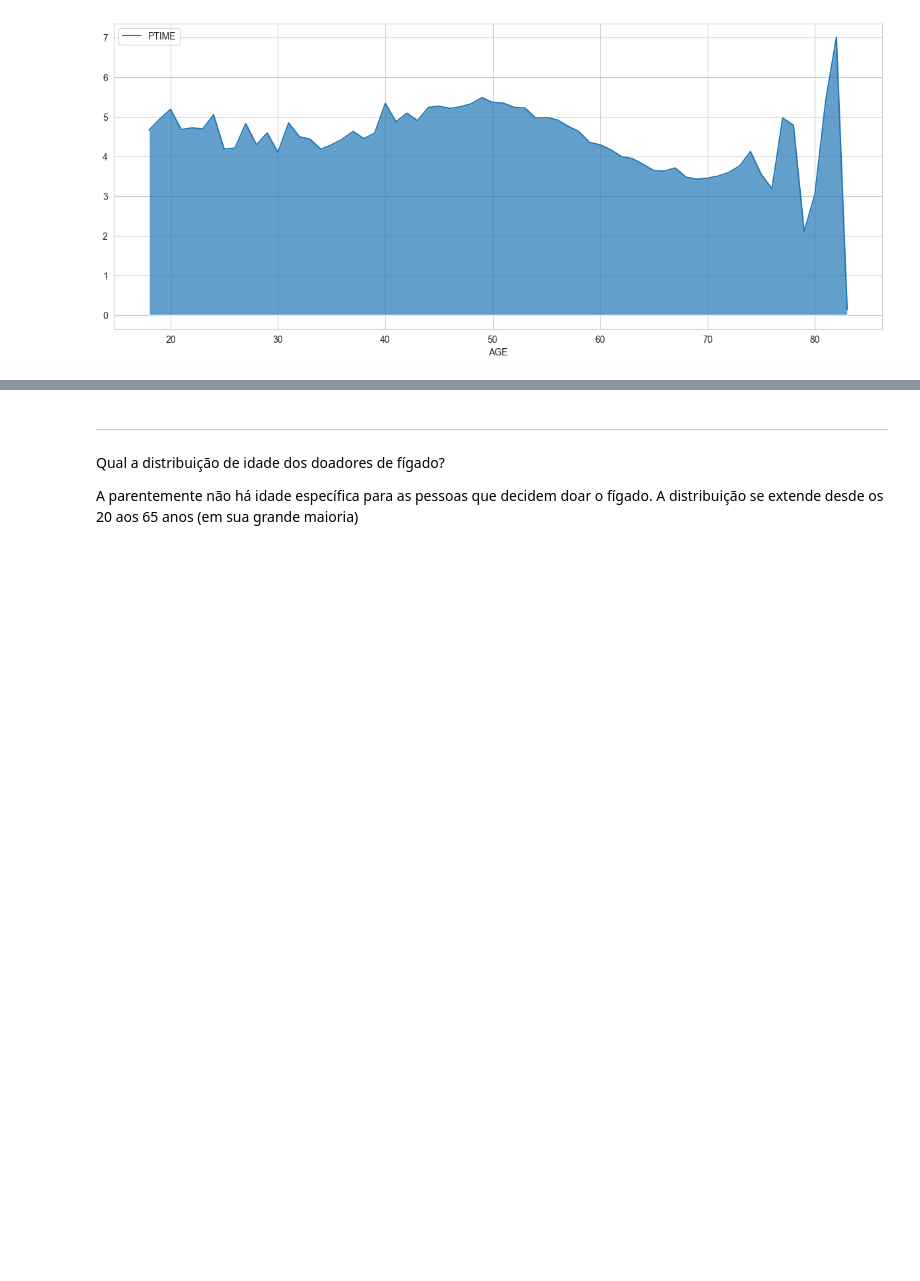
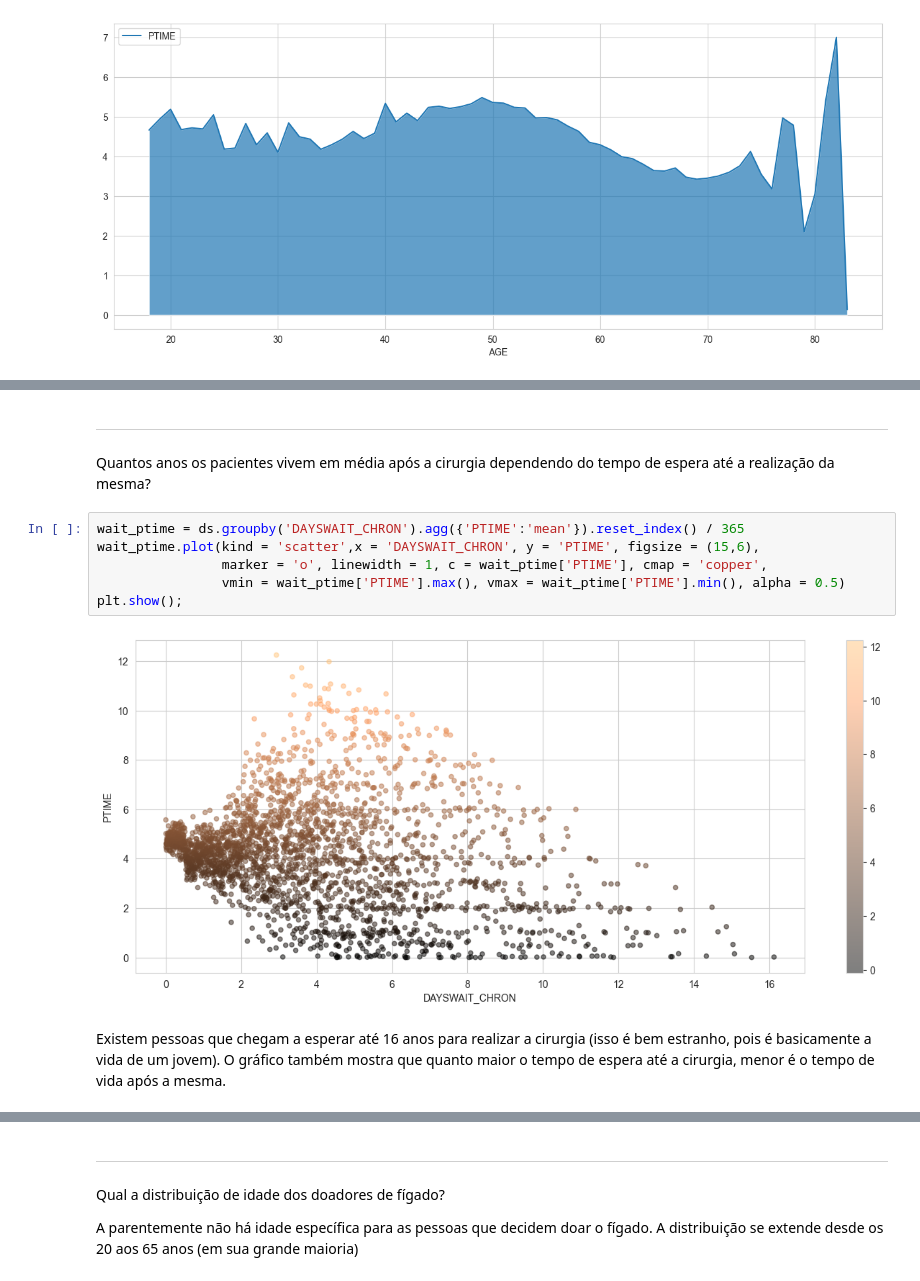
Before and after one commit to bruno-valero/Health_Analytics, a Jupyter notebook: Health_Analytics.ipynb, the cells around one changed output, grey strips where cells are left out. Saved outputs shown, nothing was run; the diff lists cells and outputs as text; blank space fills up the shorter version.

```diff
--- a/Health_Analytics.ipynb
+++ b/Health_Analytics.ipynb
@@ -206,0 +221,13 @@ O gráfico mostra que as pessoas vivem em média 5 anos após o transplante de f
+# %% [markdown]
+---
+Quantos anos os pacientes vivem em média após a cirurgia dependendo do tempo de espera até a realização da mesma?
+# %%
+wait_ptime = ds.groupby('DAYSWAIT_CHRON').agg({'PTIME':'mean'}).reset_index() / 365
+wait_ptime.plot(kind = 'scatter',x = 'DAYSWAIT_CHRON', y = 'PTIME', figsize = (15,6),
+                marker = 'o', linewidth = 1, c = wait_ptime['PTIME'], cmap = 'copper',
+                vmin = wait_ptime['PTIME'].max(), vmax = wait_ptime['PTIME'].min(), alpha = 0.5)
+plt.show();
+# %% [output]
+[figure, added]
+# %% [markdown]
+Existem pessoas que chegam a esperar até 16 anos para realizar a cirurgia (isso é bem estranho, pois é basicamente a vida de um jovem). O gráfico também mostra que quanto maior o tempo de espera até a cirurgia, menor é o tempo de vida após a mesma.
```
Also changed, not shown: parts of 11 cells of this notebook.
